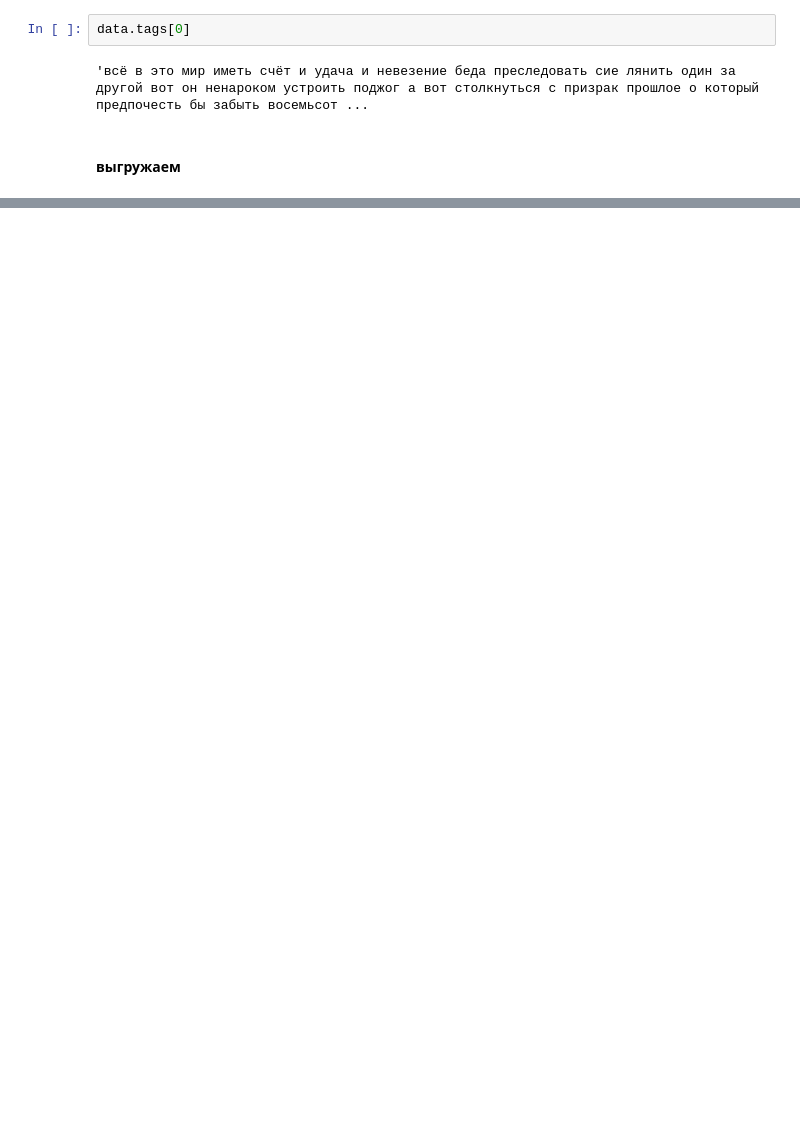
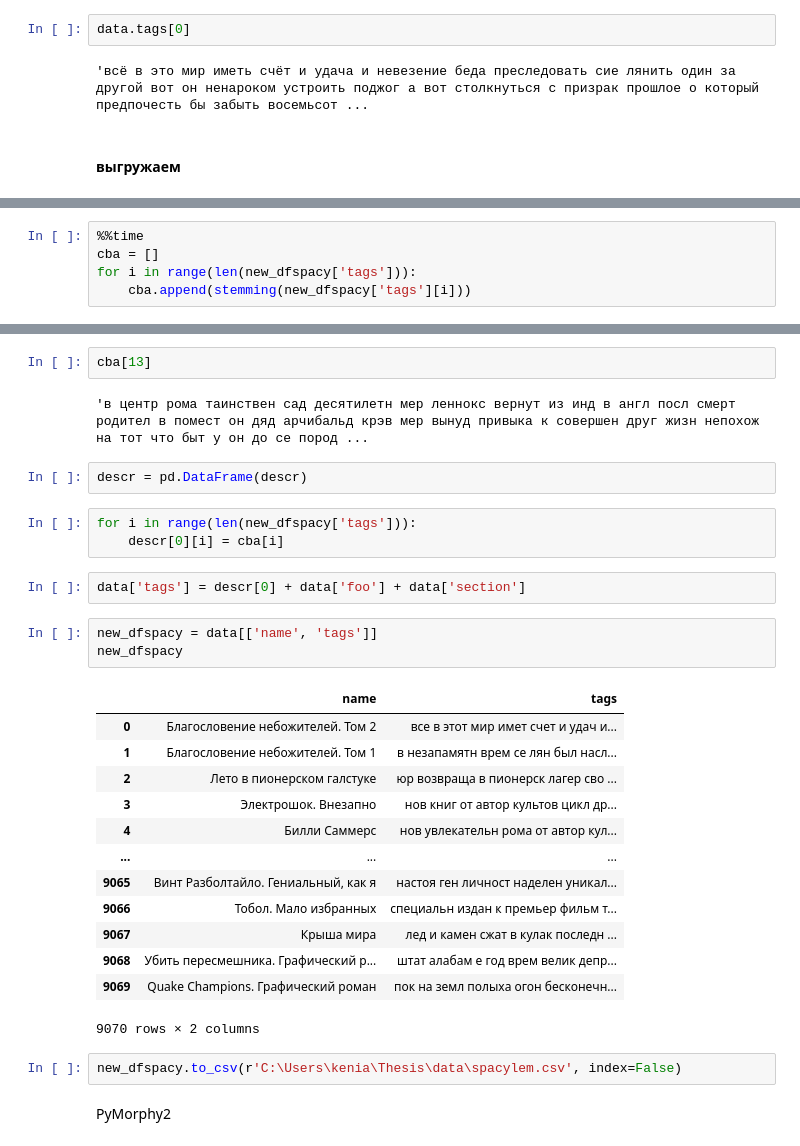
Before and after one commit to ksenia57/Thesis, a Jupyter notebook: Data analysis.ipynb, the cells around one changed output, grey strips where cells are left out. Drawn from its saved outputs; the diff is of its cells as text; blank space fills up the shorter version.

```diff
--- a/Data analysis.ipynb
+++ b/Data analysis.ipynb
@@ -354,0 +460,5 @@ new_df
+# %%
+%%time
+cba = []
+for i in range(len(new_dfspacy['tags'])):
+    cba.append(stemming(new_dfspacy['tags'][i]))
@@ -354,0 +474,32 @@ new_df
+# %%
+cba[13]
+# %% [output]
+'в центр рома таинствен сад десятилетн мер леннокс вернут из инд в англ посл смерт родител в помест он дяд арчибальд крэв мер вынуд привыка к совершен друг жизн непохож на тот что быт у он до се пород ...
+# %%
+descr = pd.DataFrame(descr)
+# %%
+for i in range(len(new_dfspacy['tags'])):
+    descr[0][i] = cba[i]
+# %%
+data['tags'] = descr[0] + data['foo'] + data['section']
+# %%
+new_dfspacy = data[['name', 'tags']]
+new_dfspacy
+# %% [output]
+|  | name | tags |
+| 0 | Благословение небожителей. Том 2 | все в этот мир имет счет и удач и... |
+| 1 | Благословение небожителей. Том 1 | в незапамятн врем се лян был насл... |
+| 2 | Лето в пионерском галстуке | юр возвраща в пионерск лагер сво ... |
+| 3 | Электрошок. Внезапно | нов книг от автор культов цикл др... |
+| 4 | Билли Саммерс | нов увлекательн рома от автор кул... |
+| ... | ... | ... |
+| 9065 | Винт Разболтайло. Гениальный, как я | настоя ген личност наделен уникал... |
+| 9066 | Тобол. Мало избранных | специальн издан к премьер фильм т... |
+| 9067 | Крыша мира | лед и камен сжат в кулак последн ... |
+| 9068 | Убить пересмешника. Графический р... | штат алабам е год врем велик депр... |
+| 9069 | Quake Champions. Графический роман | пок на земл полыха огон бесконечн... |
+9070 rows × 2 columns
+# %%
+new_dfspacy.to_csv(r'C:\Users\kenia\Thesis\data\spacylem.csv', index=False)
+# %% [markdown]
+PyMorphy2
```
Also changed, not shown: parts of 40 cells of this notebook, 1 other file.
